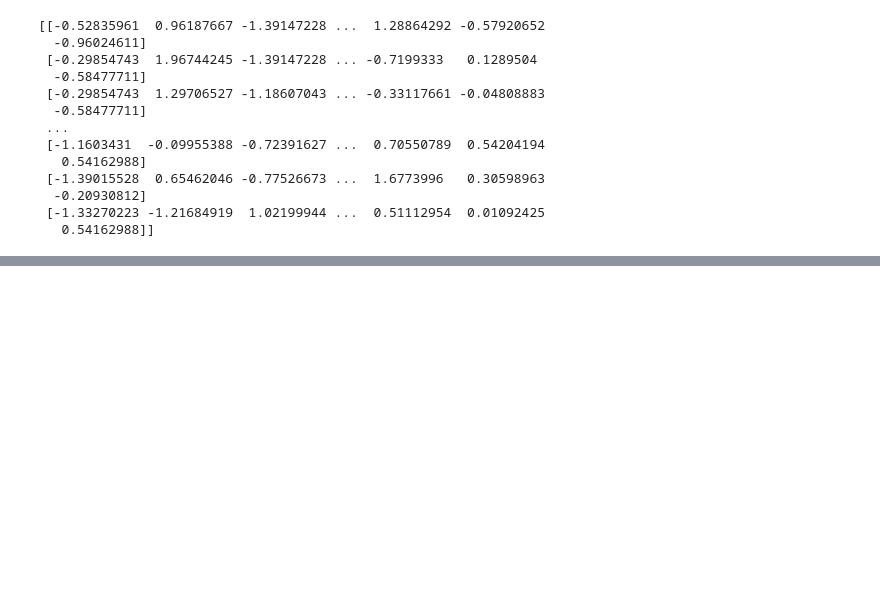
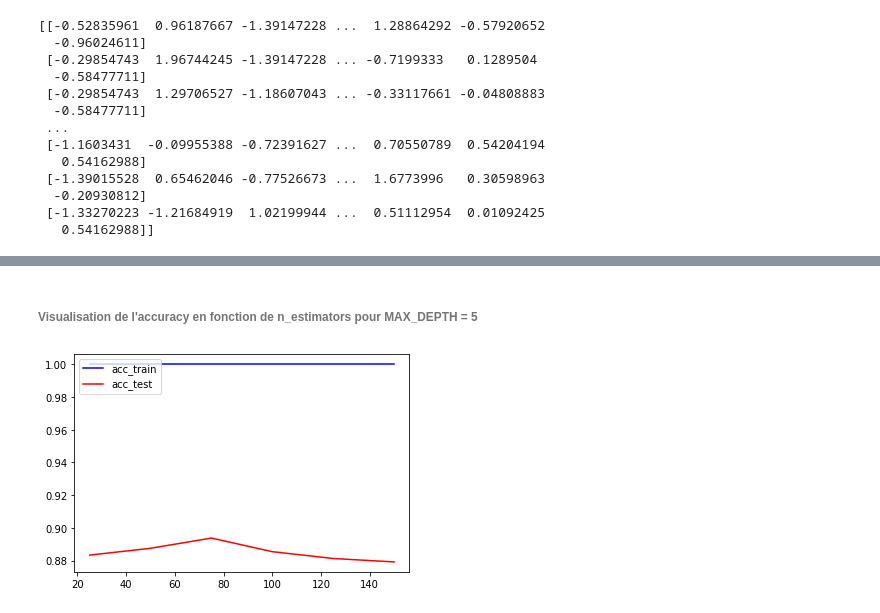
Before and after one commit to atchiasso/IAData_cours_2, a Jupyter notebook: Mini projet ensemble learning/notebook.ipynb, the cells around one changed output, grey strips where cells are left out. Drawn from its saved outputs; the diff is of its cells as text; code cells hidden in the pictures; blank space fills up the shorter version.

```diff
--- a/Mini projet ensemble learning/notebook.ipynb
+++ b/Mini projet ensemble learning/notebook.ipynb
@@ -152,0 +252,35 @@ data_test_df = (X_test, y_test)
+# %% [markdown]
+###### Visualisation de l'accuracy en fonction de n_estimators pour MAX_DEPTH = 5
+# %%
+from matplotlib import pyplot
+n_estimators = [25, 50, 75, 100, 125, 150]
+accuracy_train = []
+
+for i in range(len(n_estimators)):
+    bdt = AdaBoostClassifier(
+    DecisionTreeClassifier(max_depth=5), algorithm="SAMME", n_estimators=n_estimators[i]
+    )
+
+    # Train Adaboost Classifer
+    model = bdt.fit(X_train, y_train)
+    accuracy_train.append(bdt.score(X_train, y_train))
+# %%
+from matplotlib import pyplot
+n_estimators = [25, 50, 75, 100, 125, 150]
+accuracy_test = []
+
+for i in range(len(n_estimators)):
+    bdt = AdaBoostClassifier(
+    DecisionTreeClassifier(max_depth=5), algorithm="SAMME", n_estimators=n_estimators[i]
+    )
+
+    # Train Adaboost Classifer
+    model = bdt.fit(X_train, y_train)
+    accuracy_test.append(bdt.score(X_test, y_test))
+# %%
+pylab.plot(n_estimators, accuracy_train, '-b', label='acc_train')
+pylab.plot(n_estimators, accuracy_test, '-r', label='acc_test')
+pylab.legend(loc='upper left')
+pylab.show()
+# %% [output]
+[figure, added]
```
Also changed, not shown: parts of 13 cells of this notebook.
